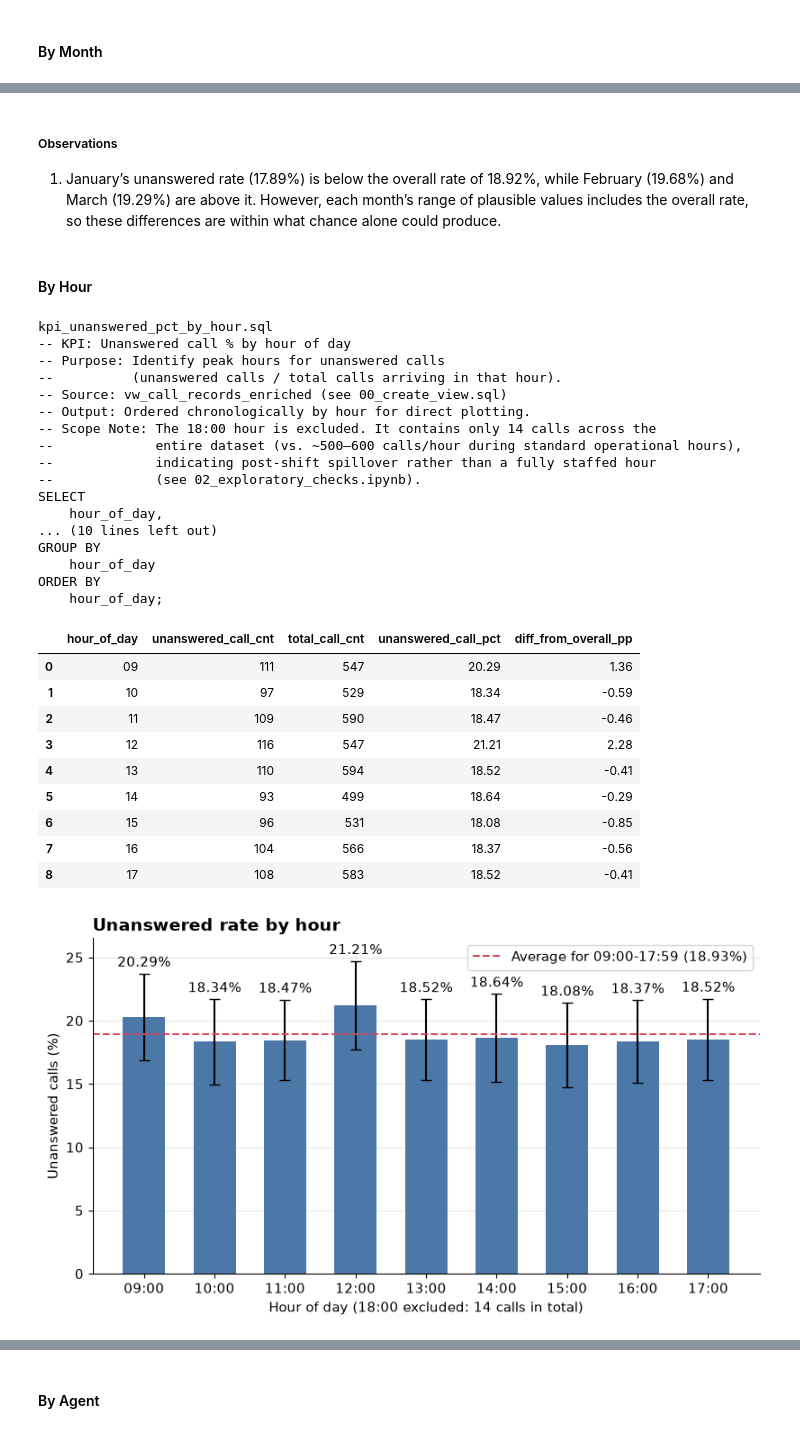
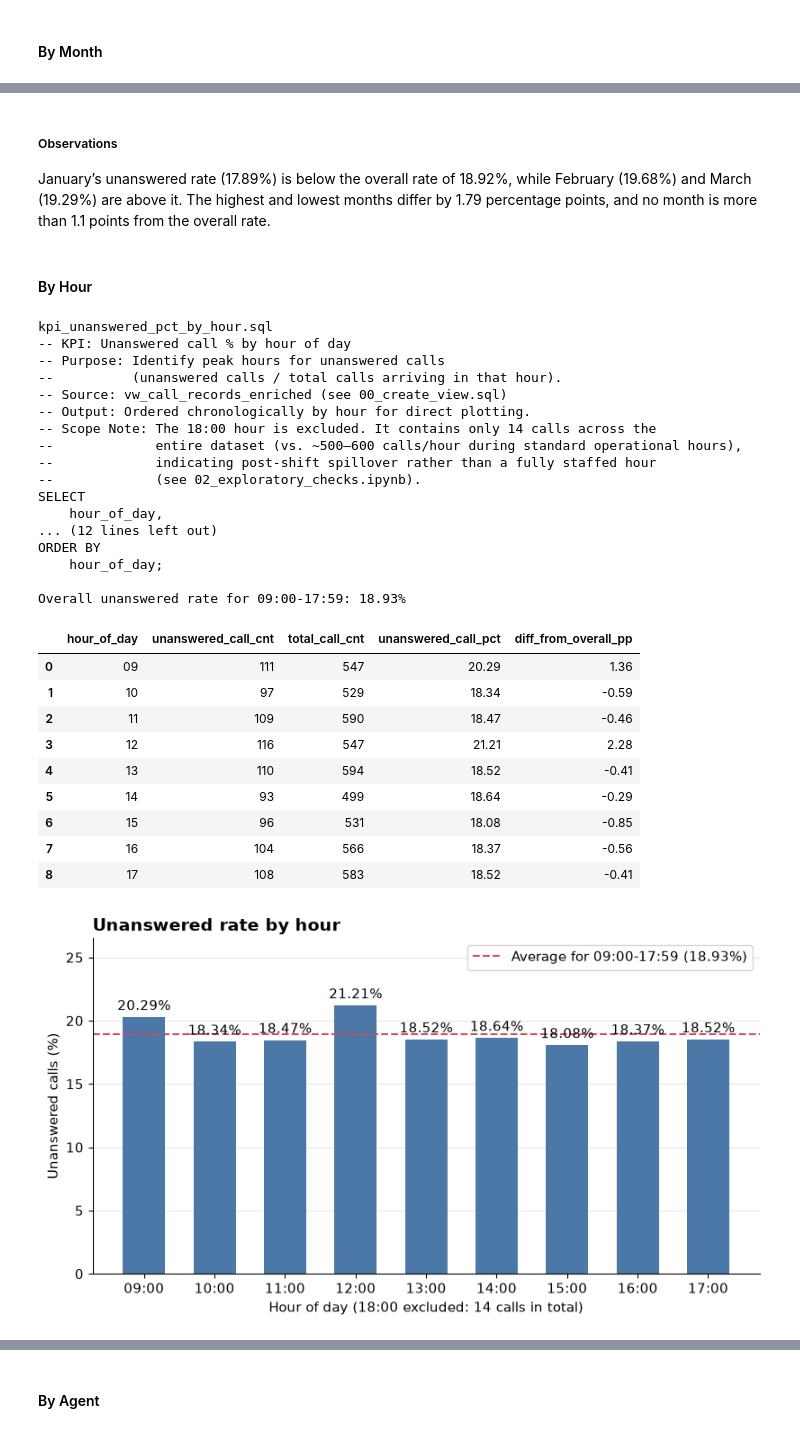
Before and after one commit to Ashish-Krishna-K/call-center-staffing-analytics, a Jupyter notebook: notebooks/03_kpi_analysis.ipynb, the cells around one changed output, grey strips where cells are left out. Cells and saved outputs as stored; diff of their text form; code cells hidden in the pictures.

```diff
--- a/notebooks/03_kpi_analysis.ipynb
+++ b/notebooks/03_kpi_analysis.ipynb
@@ -424,7 +420,7 @@ plt.show()
 # %% [markdown]
 ##### Observations
 
-1. January’s unanswered rate (17.89%) is below the overall rate of 18.92%, while February (19.68%) and March (19.29%) are above it. However, each month’s range of plausible values includes the overall rate, so these differences are within what chance alone could produce.
+January’s unanswered rate (17.89%) is below the overall rate of 18.92%, while February (19.68%) and March (19.29%) are above it. The highest and lowest months differ by 1.79 percentage points, and no month is more than 1.1 points from the overall rate.
 # %% [markdown]
 #### By Hour
 # %%
@@ -432,11 +428,9 @@ filename = sql_results["unanswered_rate_hour"]["filename"]
 sql_query = sql_results["unanswered_rate_hour"]["sql_query"]
 df = sql_results["unanswered_rate_hour"]["dataframe"]
 overall_rate = df["unanswered_call_cnt"].sum() / df["total_call_cnt"].sum() * 100
-p = df["unanswered_call_pct"] / 100
-n = df["total_call_cnt"]
-se = ((p * (1-p) / n) ** 0.5) * 100
 print(filename)
 print(sql_query)
+print(f"\nOverall unanswered rate for 09:00-17:59: {overall_rate:.2f}%")
 display(
     df.assign(diff_from_overall_pp=(df["unanswered_call_pct"] - overall_rate).round(2))
 )
@@ -453,11 +447,11 @@ kpi_unanswered_pct_by_hour.sql
 --             (see 02_exploratory_checks.ipynb).
 SELECT
     hour_of_day,
-... (10 lines left out)
-GROUP BY
-    hour_of_day
+... (12 lines left out)
 ORDER BY
     hour_of_day;
+
+Overall unanswered rate for 09:00-17:59: 18.93%
 |  | hour_of_day | unanswered_call_cnt | total_call_cnt | unanswered_call_pct | diff_from_overall_pp |
 | 0 | 09 | 111 | 547 | 20.29 | 1.36 |
 | 1 | 10 | 97 | 529 | 18.34 | -0.59 |
@@ -471,34 +465,32 @@ ORDER BY
 # %%
 fig, ax = plt.subplots(figsize=(8, 4.5), layout="constrained")
 bars = ax.bar(
     x=df["hour_of_day"] + ":00",
     height=df["unanswered_call_pct"],
     color=BAR_COLOR_BLUE,
     width=0.6,
-    yerr=2*se,
-    capsize=4
 )
 labels = [f"{v:.2f}%" for v in df["unanswered_call_pct"]]
 ax.bar_label(bars, labels=labels, padding=3)
 ax.axhline(
     overall_rate,
     color=REF_LINE_RED,
     linestyle="--",
     linewidth=1.5,
     label=f"Average for 09:00-17:59 ({overall_rate:.2f}%)",
 )
 ax.set_ylim(0, df["unanswered_call_pct"].max() * 1.25)
 ax.set_title("Unanswered rate by hour")
 ax.set_xlabel("Hour of day (18:00 excluded: 14 calls in total)")
 ax.set_ylabel("Unanswered calls (%)")
 ax.legend()
 ax.grid(axis="y", alpha=0.3)
 
 chart_name = filename.replace(".sql", ".png", 1).replace("kpi_", "")
 fig.savefig(charts_dir / chart_name, dpi=200, bbox_inches="tight")
 plt.show()
 # %% [output]
-[figure, old version]
+[figure, new version]
 # %% [markdown]
 ##### Observations
 
```
Also changed, not shown: parts of 34 cells of this notebook, 12 other files.
